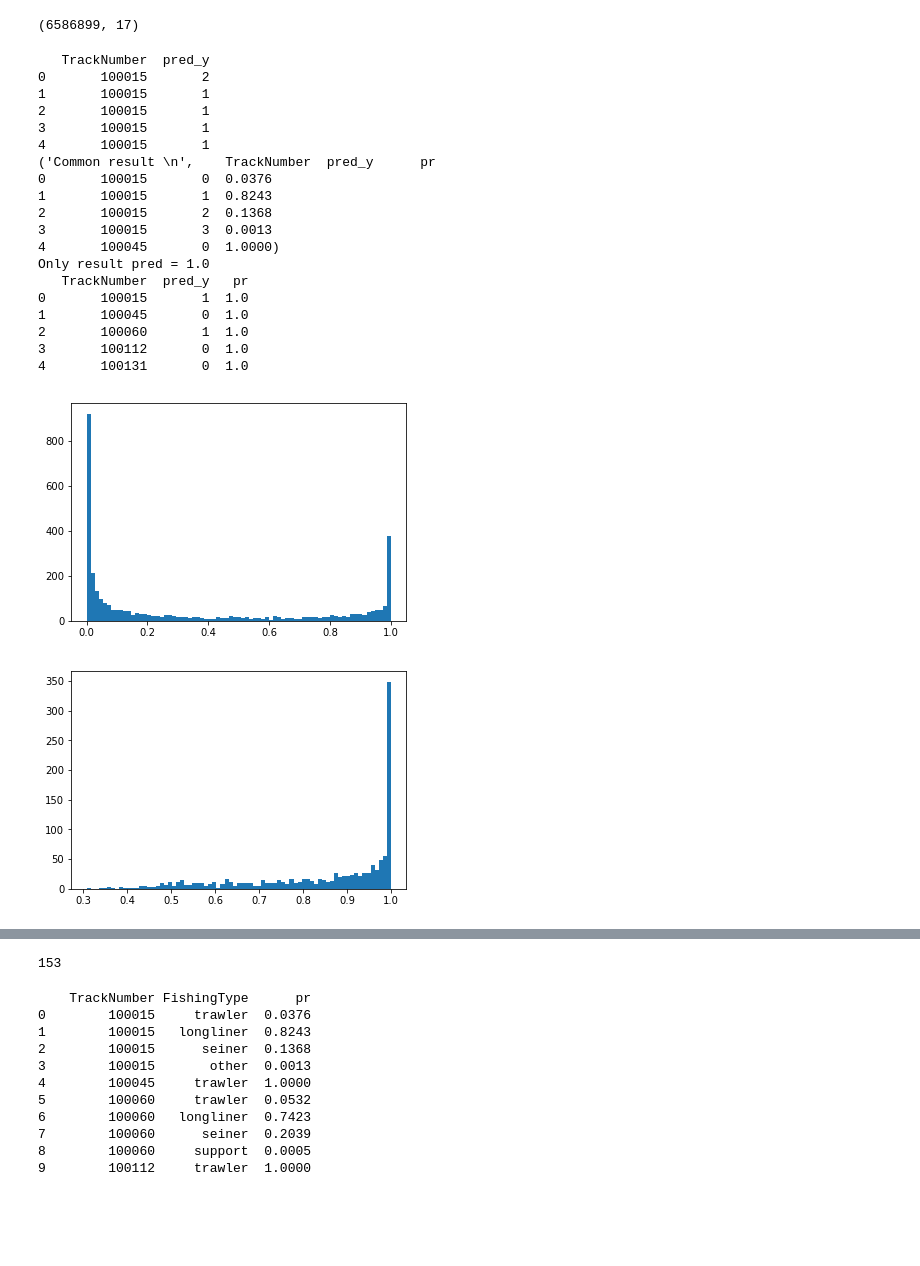
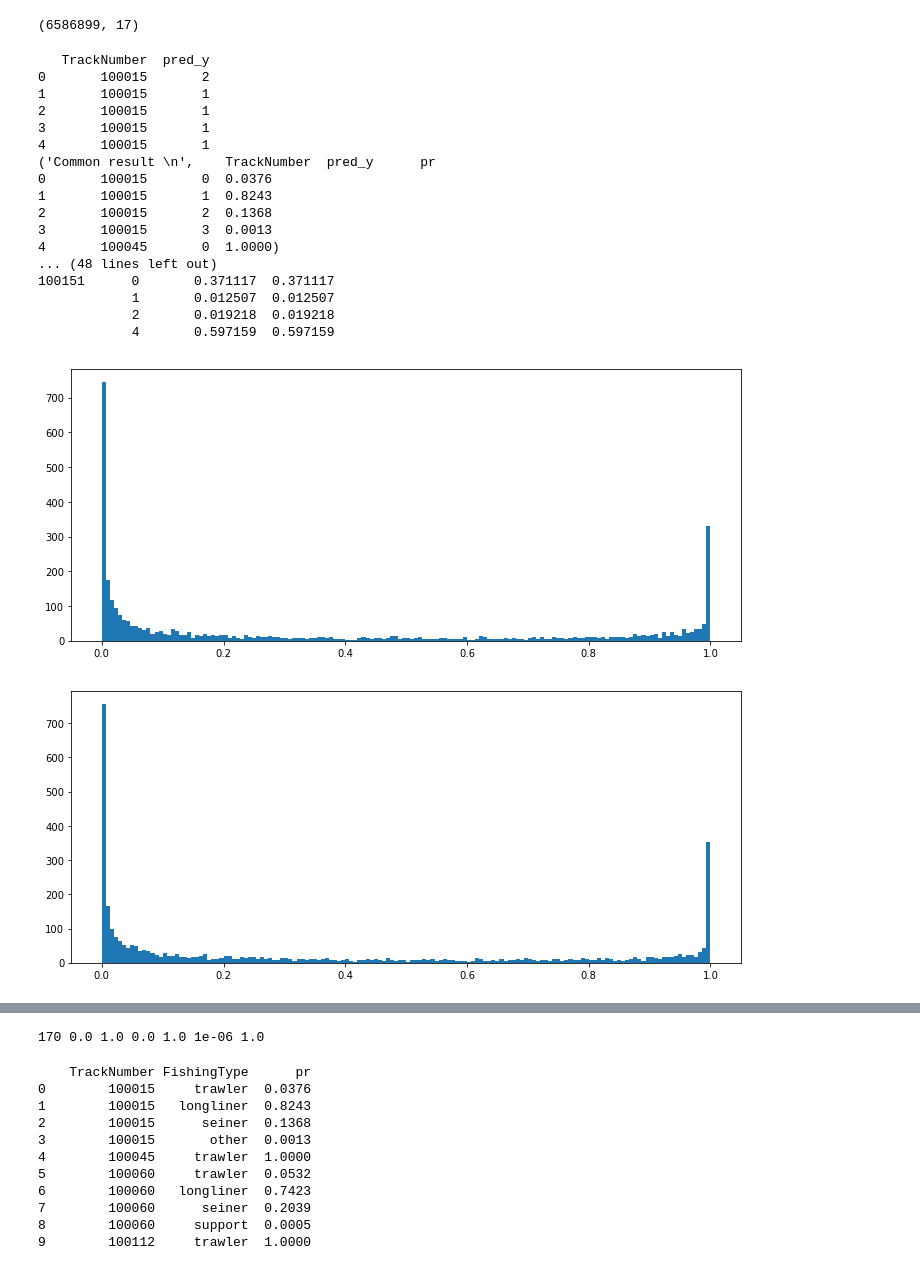
Before and after one commit to SorokinV/TopCoder-2017-08-FishMen2, a Jupyter notebook: Jupyter-NET/Fish-Exp-01-XGB.ipynb, the cells around one changed output, grey strips where cells are left out. Saved outputs shown, nothing was run; the diff lists cells and outputs as text; code cells hidden in the pictures; blank space fills up the shorter version.

```diff
--- a/Jupyter-NET/Fish-Exp-01-XGB.ipynb
+++ b/Jupyter-NET/Fish-Exp-01-XGB.ipynb
@@ -253,6 +253,7 @@ train_y.shape, train_x.shape, train_x.columns.tolist(), train_y.max()
 ##cross_val_score(estimator=xgb.XGBClassifier(), X=train_x, y=train_y, cv=5, scoring='accuracy')
 # %%
 parms = {'reg':'logistic'}
+parms = {'multi':'softmax','num_class':5,'metrics':'mlogloss'}
 parms = {'multi':'softmax','num_class':5,'metrics':'mlogloss'}
 ##parms = {'reg':'logistic'}
 ##parms = {'reg':'linear','metrics':'auc'}
@@ -498,42 +499,62 @@ ggmax, g4pred = [], g0pred.groupby('TrackNumber')
 
 for tt in g0pred.TrackNumber.unique().tolist() :
     aa = g4pred.get_group(tt)
     ggmax.append(aa.pred_y[aa.pr.argmax()])
 
 ##print(len(ggmax),ggmax[:40])
 
 g1pred = pd.DataFrame(g0pred.TrackNumber.unique())   # table only one max result for Track# [Track#, pred#, prob]
 g1pred['pred_y'] = np.array(ggmax)
 g1pred['pr']     = 1.0
 g1pred.columns=['TrackNumber','pred_y','pr']
 
 print 'Only result pred = 1.0 \n',g1pred.head()
 
+g2pred = ppred.copy()
+g2pred['sTime']  = testAll.sTime
+g2pred['sTimeX'] = testAll.sTime.shift()
+g2pred = g2pred.fillna(0)
+
+g2pred = g2pred.groupby(['TrackNumber','pred_y']).sum();
+g2pred['ssTime'] = (g2pred.sTime+g2pred.sTimeX)*0.5
+ttSize = g2pred.reset_index().groupby(['TrackNumber']).sum();
+g2pred['prS']  = np.round(g2pred.sTime/ttSize.sTime,6)
+g2pred['prX']  = np.round(g2pred.sTimeX/ttSize.sTimeX,6)
+g2pred['prSX'] = np.round(g2pred.ssTime/ttSize.ssTime,6)
+g2pred['pr']   = g2pred.prSX
+
+print g2pred.head(20)
+
+
 g3pred = g0pred.pr.groupby(g0pred.TrackNumber).max()            # max pr for each Track#
+g3pred = g2pred.reset_index().prSX.groupby(g2pred.reset_index().TrackNumber).max()            # max pr for each Track#
 
-plt.hist(g0pred.pr,bins=75); plt.show()
-plt.hist(g3pred,bins=75); plt.show()
+plt.figure(figsize=(12,5)); plt.hist(g0pred.pr,bins=150); plt.show()
+plt.figure(figsize=(12,5)); plt.hist(g2pred.prSX,bins=150); plt.show()
 
-print len(g3pred[g3pred<0.60])
+g3pred = g0pred.pr.groupby(g0pred.TrackNumber).max()            # max pr for each Track#
+plt.figure(figsize=(12,5)); plt.hist(g3pred,bins=150); plt.show()
+g3pred = g2pred.reset_index().prSX.groupby(g2pred.reset_index().TrackNumber).max()            # max pr for each Track#
+plt.figure(figsize=(12,5)); plt.hist(g3pred,bins=150); plt.show()
+
+print len(g3pred[g3pred<0.60]), g2pred.prS.min(), g2pred.prS.max(), g2pred.prX.min(), g2pred.prX.max(), g2pred.prSX.min(), g2pred.prSX.max()
 # %% [output]
    TrackNumber  pred_y
 0       100015       2
 1       100015       1
 2       100015       1
 3       100015       1
 4       100015       1
 ('Common result \n',    TrackNumber  pred_y      pr
 0       100015       0  0.0376
 1       100015       1  0.8243
 2       100015       2  0.1368
 3       100015       3  0.0013
 4       100045       0  1.0000)
-Only result pred = 1.0
-   TrackNumber  pred_y   pr
-0       100015       1  1.0
-1       100045       0  1.0
-2       100060       1  1.0
-3       100112       0  1.0
-4       100131       0  1.0
+... (48 lines left out)
+100151      0       0.371117  0.371117
+            1       0.012507  0.012507
+            2       0.019218  0.019218
+            4       0.597159  0.597159
-[figure, old version]
+[figure, new version]
-[figure, old version]
+[figure, new version]
@@ -540,4 +563,4 @@ Only result pred = 1.0
-153
+170 0.0 1.0 0.0 1.0 1e-06 1.0
 # %%
 g0pred.head()
 test_r = g0pred.copy()
```
Also changed, not shown: parts of 4 cells of this notebook, 1 other file.
